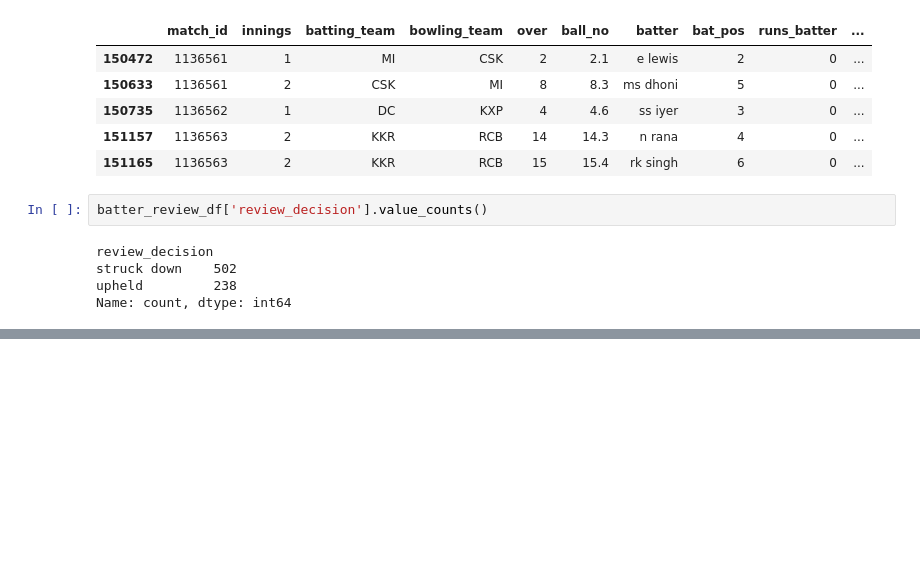
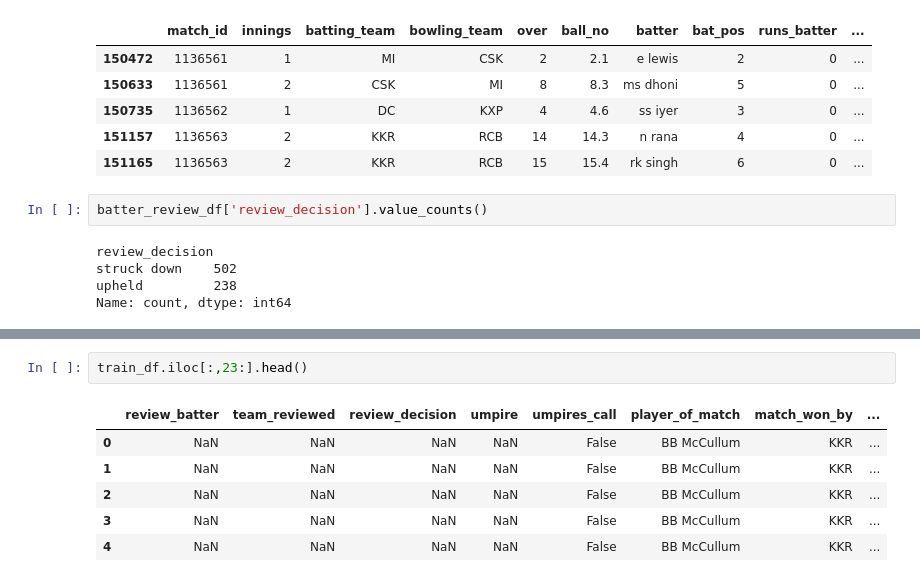
Before and after one commit to karansingh-chauhan/IPL-DATA-ANALYSIS, a Jupyter notebook: main.ipynb, the cells around one changed output, grey strips where cells are left out. Saved outputs shown, nothing was run; the diff lists cells and outputs as text; blank space fills up the shorter version.

```diff
--- a/main.ipynb
+++ b/main.ipynb
@@ -932,0 +975,9 @@ See the caveats in the documentation: https://pandas.pydata.org/pandas-docs/stab
+# %%
+train_df.iloc[:,23:].head()
+# %% [output]
+|  | review_batter | team_reviewed | review_decision | umpire | umpires_call | player_of_match | match_won_by | ... |
+| 0 | NaN | NaN | NaN | NaN | False | BB McCullum | KKR | ... |
+| 1 | NaN | NaN | NaN | NaN | False | BB McCullum | KKR | ... |
+| 2 | NaN | NaN | NaN | NaN | False | BB McCullum | KKR | ... |
+| 3 | NaN | NaN | NaN | NaN | False | BB McCullum | KKR | ... |
+| 4 | NaN | NaN | NaN | NaN | False | BB McCullum | KKR | ... |
```
Also changed, not shown: parts of 8 cells of this notebook.
